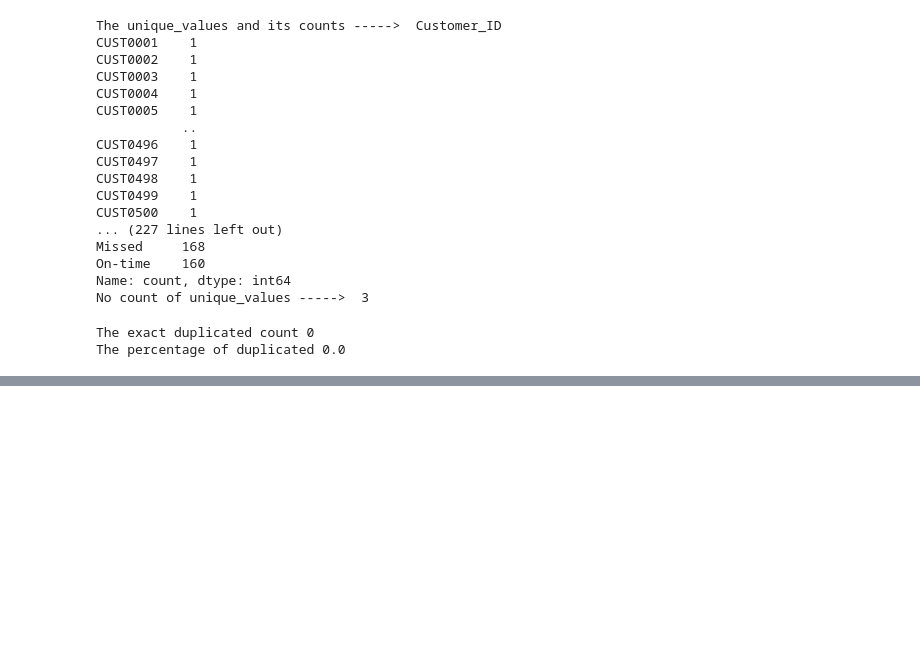
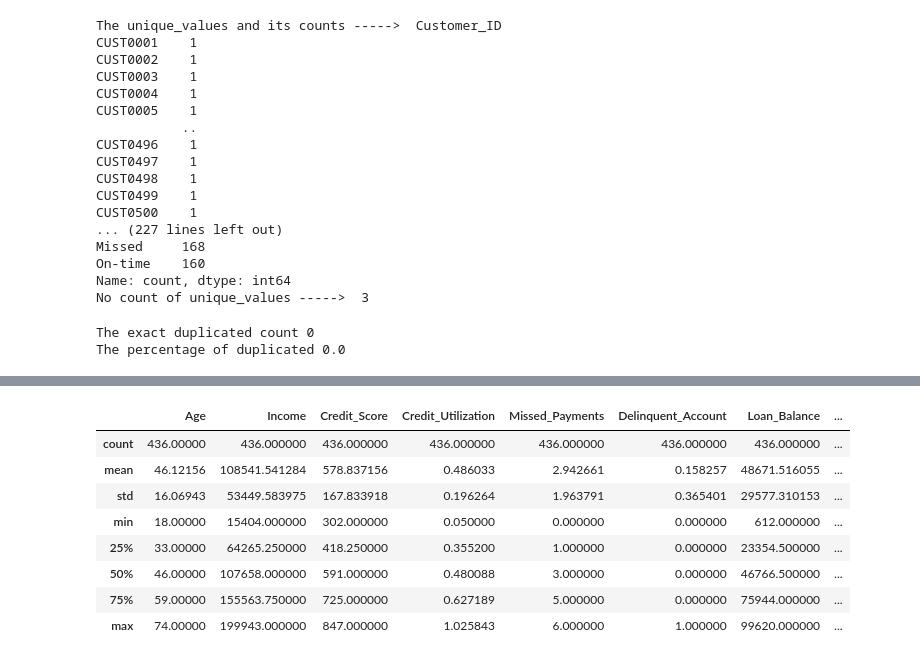
Before and after one commit to livu000/PROJECT_1_DA_TATA, a Jupyter notebook: Python_Files_Folder/Project_1.ipynb, the cells around one changed output, grey strips where cells are left out. Cells and saved outputs as stored; diff of their text form; code cells hidden in the pictures; blank space fills up the shorter version.

```diff
--- a/Python_Files_Folder/Project_1.ipynb
+++ b/Python_Files_Folder/Project_1.ipynb
@@ -578,0 +584,20 @@ The percentage of duplicated 0.0
+# %%
+# FUNCTION TO TRIM AND CONVERT TO PROPER CASE
+# FOR EVERY COLUMN IN A DATAFRAME
+def trim_proper(dataframe):
+    dataframe = dataframe.apply(
+        lambda series: series.apply(
+            lambda x: x.strip().title()
+            if isinstance(x, str) else x
+        )
+    )
+    return dataframe
+
+
+# Apply the function to df_1
+df_1 = trim_proper(df_1)
+
+
+# Verify the results
+print(df_1.head())
+print(df_1.info())
@@ -578,0 +647,13 @@ The percentage of duplicated 0.0
+# %%
+#describe df_1 after drop na
+df_1.describe()
+# %% [output]
+|  | Age | Income | Credit_Score | Credit_Utilization | Missed_Payments | Delinquent_Account | Loan_Balance | ... |
+| count | 436.00000 | 436.000000 | 436.000000 | 436.000000 | 436.000000 | 436.000000 | 436.000000 | ... |
+| mean | 46.12156 | 108541.541284 | 578.837156 | 0.486033 | 2.942661 | 0.158257 | 48671.516055 | ... |
+| std | 16.06943 | 53449.583975 | 167.833918 | 0.196264 | 1.963791 | 0.365401 | 29577.310153 | ... |
+| min | 18.00000 | 15404.000000 | 302.000000 | 0.050000 | 0.000000 | 0.000000 | 612.000000 | ... |
+| 25% | 33.00000 | 64265.250000 | 418.250000 | 0.355200 | 1.000000 | 0.000000 | 23354.500000 | ... |
+| 50% | 46.00000 | 107658.000000 | 591.000000 | 0.480088 | 3.000000 | 0.000000 | 46766.500000 | ... |
+| 75% | 59.00000 | 155563.750000 | 725.000000 | 0.627189 | 5.000000 | 0.000000 | 75944.000000 | ... |
+| max | 74.00000 | 199943.000000 | 847.000000 | 1.025843 | 6.000000 | 1.000000 | 99620.000000 | ... |
```
Also changed, not shown: parts of 13 cells of this notebook, 2 other files.
